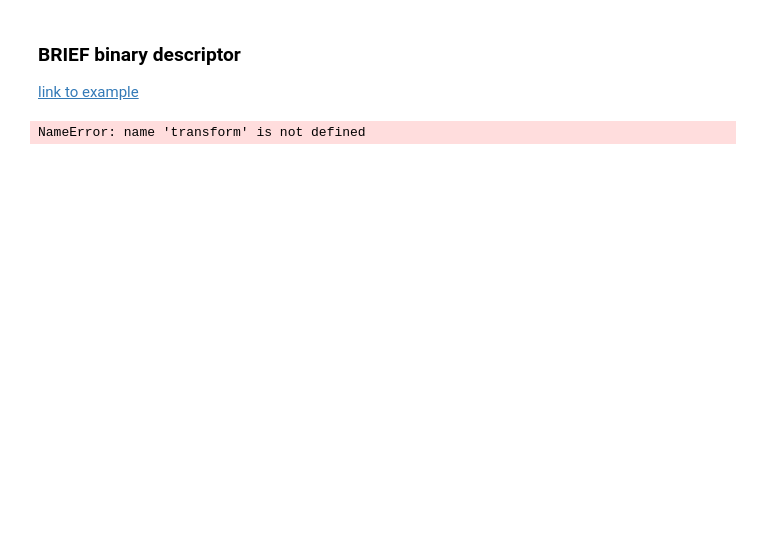
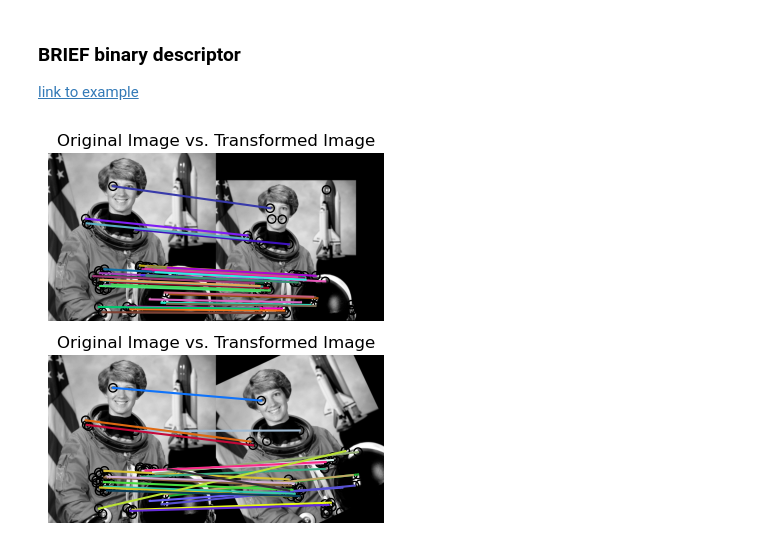
Before and after one commit to adamszymanowski/python-reference, a Jupyter notebook: libraries/scikit-image/examples/ex040_brief-binary-descriptor.ipynb, the cells around one changed output. Drawn from its saved outputs; the diff is of its cells as text; code cells hidden in the pictures; blank space fills up the shorter version.

```diff
--- a/libraries/scikit-image/examples/ex040_brief-binary-descriptor.ipynb
+++ b/libraries/scikit-image/examples/ex040_brief-binary-descriptor.ipynb
@@ -15,38 +15,38 @@ tform = transform.AffineTransform(scale=(1.2, 1.2), translation=(0, -100))
 img_2 = transform.warp(img_1, tform)
 img_3 = transform.rotate(img_1, 25)
 
-keypoints_1 = corner_peaks(conrner_harris(img_1), min_distance=5, threshold_rel=0.1)
-keypoints_2 = corner_peaks(conrner_harris(img_2), min_distance=5, threshold_rel=0.1)
-keypoints_3 = corner_peaks(conrner_harris(img_3), min_distance=5, threshold_rel=0.1)
+keypoints_1 = corner_peaks(corner_harris(img_1), min_distance=5, threshold_rel=0.1)
+keypoints_2 = corner_peaks(corner_harris(img_2), min_distance=5, threshold_rel=0.1)
+keypoints_3 = corner_peaks(corner_harris(img_3), min_distance=5, threshold_rel=0.1)
 
 extractor = BRIEF()
 
 extractor.extract(img_1, keypoints_1)
 keypoints_1 = keypoints_1[extractor.mask]
 descriptors_1 = extractor.descriptors
 
 extractor.extract(img_2, keypoints_2)
 keypoints_2 = keypoints_2[extractor.mask]
 descriptors_2 = extractor.descriptors
 
 extractor.extract(img_3, keypoints_3)
 keypoints_3 = keypoints_3[extractor.mask]
 descriptors_3 = extractor.descriptors
 
 matches_1_to_2 = match_descriptors(descriptors_1, descriptors_2, cross_check=True)
 matches_1_to_3 = match_descriptors(descriptors_1, descriptors_3, cross_check=True)
 
 fig, ax = plt.subplots(nrows=2, ncols=1)
 plt.gray()
 
 plot_matches(ax[0], img_1, img_2, keypoints_1, keypoints_2, matches_1_to_2)
 ax[0].axis('off')
 ax[0].set_title("Original Image vs. Transformed Image")
 
 plot_matches(ax[1], img_1, img_3, keypoints_1, keypoints_3, matches_1_to_3)
 ax[1].axis('off')
 ax[1].set_title("Original Image vs. Transformed Image")
 
 plt.show()
 # %% [output]
-NameError: name 'transform' is not defined
+[figure, added]
```
